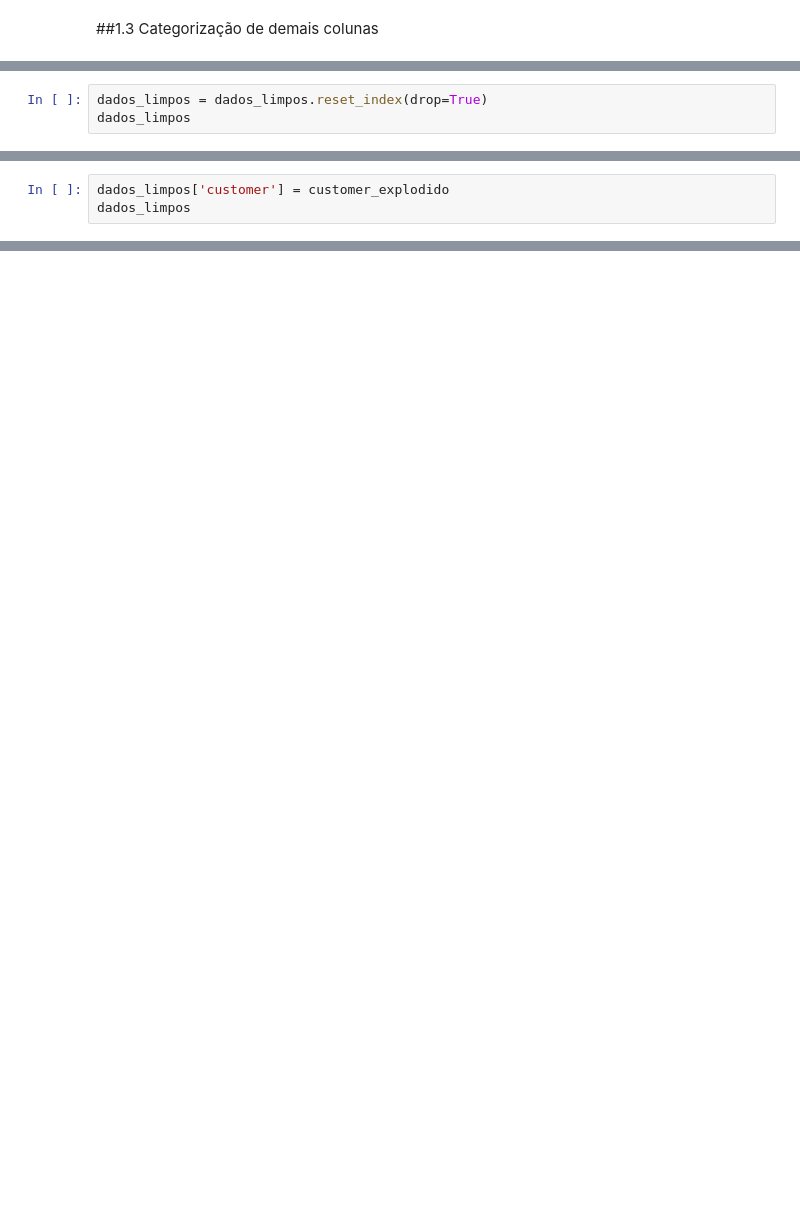
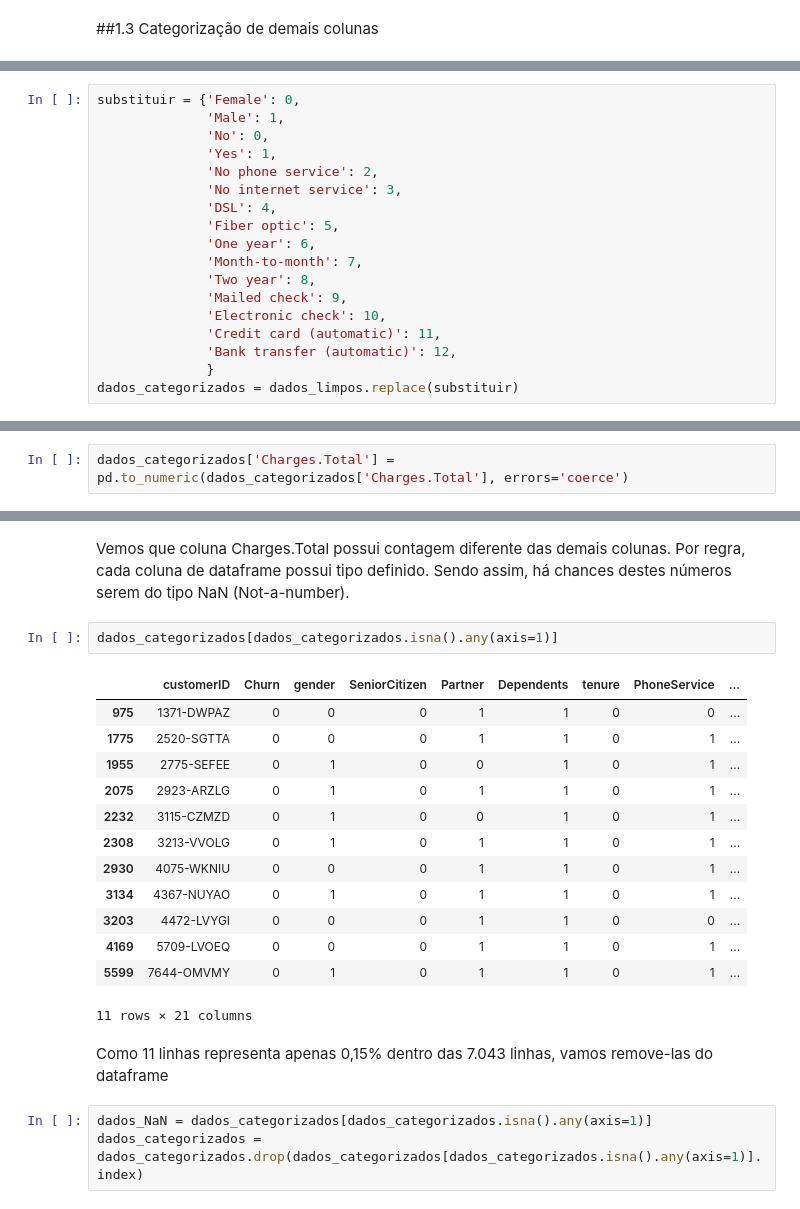
Before and after one commit to VitorFRodrigues/Alura_Challenges, a Jupyter notebook: notebook/Alura_Challenge_DataScience1.ipynb, the cells around one changed output, grey strips where cells are left out. Saved outputs shown, nothing was run; the diff lists cells and outputs as text; blank space fills up the shorter version.

```diff
--- a/notebook/Alura_Challenge_DataScience1.ipynb
+++ b/notebook/Alura_Challenge_DataScience1.ipynb
@@ -187,3 +124,0 @@ Para isso vamos reiniciar o indice da tabela.
-# %%
-dados_limpos = dados_limpos.reset_index(drop=True)
-dados_limpos
@@ -219,3 +124,0 @@ customer_explodido
-# %%
-dados_limpos['customer'] = customer_explodido
-dados_limpos
@@ -221,0 +150,18 @@ dados_limpos
+# %%
+substituir = {'Female': 0,
+              'Male': 1,
+              'No': 0,
+              'Yes': 1,
+              'No phone service': 2,
+              'No internet service': 3,
+              'DSL': 4,
+              'Fiber optic': 5,
+              'One year': 6,
+              'Month-to-month': 7,
+              'Two year': 8,
+              'Mailed check': 9,
+              'Electronic check': 10,
+              'Credit card (automatic)': 11,
+              'Bank transfer (automatic)': 12,
+              }
+dados_categorizados = dados_limpos.replace(substituir)
@@ -221,0 +201,2 @@ dados_limpos
+# %%
+dados_categorizados['Charges.Total'] = pd.to_numeric(dados_categorizados['Charges.Total'], errors='coerce')
@@ -221,0 +217,23 @@ dados_limpos
+# %% [markdown]
+Vemos que coluna Charges.Total possui contagem diferente das demais colunas. Por regra, cada coluna de dataframe possui tipo definido. Sendo assim, há chances destes números serem do tipo NaN (Not-a-number).
+# %%
+dados_categorizados[dados_categorizados.isna().any(axis=1)]
+# %% [output]
+|  | customerID | Churn | gender | SeniorCitizen | Partner | Dependents | tenure | PhoneService | ... |
+| 975 | 1371-DWPAZ | 0 | 0 | 0 | 1 | 1 | 0 | 0 | ... |
+| 1775 | 2520-SGTTA | 0 | 0 | 0 | 1 | 1 | 0 | 1 | ... |
+| 1955 | 2775-SEFEE | 0 | 1 | 0 | 0 | 1 | 0 | 1 | ... |
+| 2075 | 2923-ARZLG | 0 | 1 | 0 | 1 | 1 | 0 | 1 | ... |
+| 2232 | 3115-CZMZD | 0 | 1 | 0 | 0 | 1 | 0 | 1 | ... |
+| 2308 | 3213-VVOLG | 0 | 1 | 0 | 1 | 1 | 0 | 1 | ... |
+| 2930 | 4075-WKNIU | 0 | 0 | 0 | 1 | 1 | 0 | 1 | ... |
+| 3134 | 4367-NUYAO | 0 | 1 | 0 | 1 | 1 | 0 | 1 | ... |
+| 3203 | 4472-LVYGI | 0 | 0 | 0 | 1 | 1 | 0 | 0 | ... |
+| 4169 | 5709-LVOEQ | 0 | 0 | 0 | 1 | 1 | 0 | 1 | ... |
+| 5599 | 7644-OMVMY | 0 | 1 | 0 | 1 | 1 | 0 | 1 | ... |
+11 rows × 21 columns
+# %% [markdown]
+Como 11 linhas representa apenas 0,15% dentro das 7.043 linhas, vamos remove-las do dataframe
+# %%
+dados_NaN = dados_categorizados[dados_categorizados.isna().any(axis=1)]
+dados_categorizados = dados_categorizados.drop(dados_categorizados[dados_categorizados.isna().any(axis=1)].index)
```
Also changed, not shown: parts of 30 cells of this notebook.
